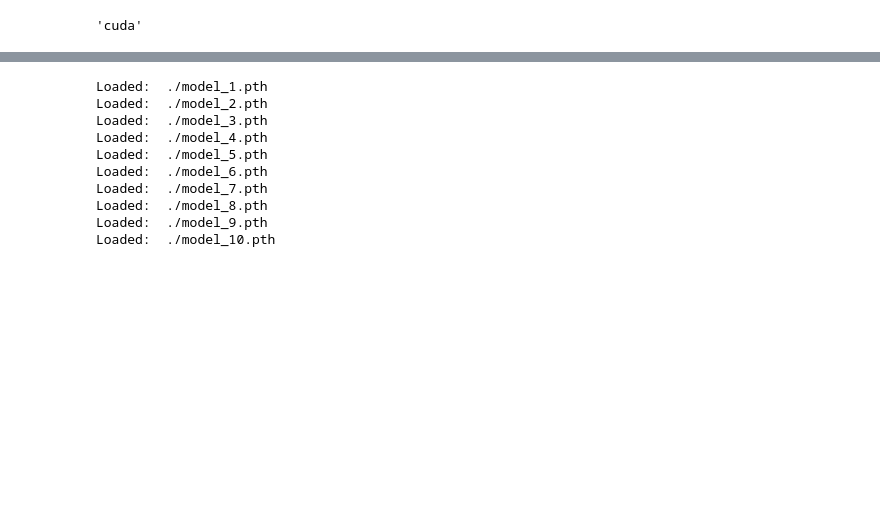
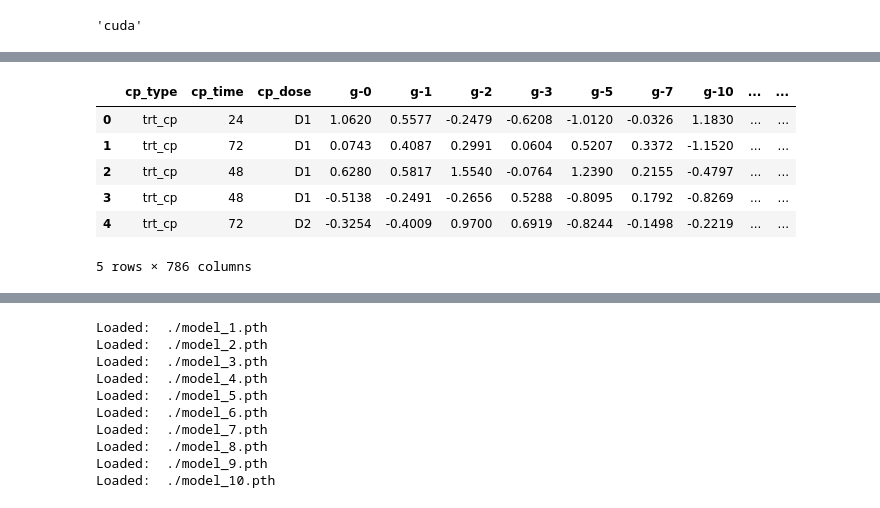
Before and after one commit to Mainakdeb/moa-classification, a Jupyter notebook: moa-classification.ipynb, the cells around one changed output, grey strips where cells are left out. Cells and saved outputs as stored; diff of their text form; code cells hidden in the pictures; blank space fills up the shorter version.

```diff
--- a/moa-classification.ipynb
+++ b/moa-classification.ipynb
@@ -64,3 +141,13 @@ train_features.cp_time.unique(), train_features.cp_type.unique(),  train_feature
+# %%
+train_features.head()
+# %% [output]
+|  | cp_type | cp_time | cp_dose | g-0 | g-1 | g-2 | g-3 | g-5 | g-7 | g-10 | ... | ... |
+| 0 | trt_cp | 24 | D1 | 1.0620 | 0.5577 | -0.2479 | -0.6208 | -1.0120 | -0.0326 | 1.1830 | ... | ... |
+| 1 | trt_cp | 72 | D1 | 0.0743 | 0.4087 | 0.2991 | 0.0604 | 0.5207 | 0.3372 | -1.1520 | ... | ... |
+| 2 | trt_cp | 48 | D1 | 0.6280 | 0.5817 | 1.5540 | -0.0764 | 1.2390 | 0.2155 | -0.4797 | ... | ... |
+| 3 | trt_cp | 48 | D1 | -0.5138 | -0.2491 | -0.2656 | 0.5288 | -0.8095 | 0.1792 | -0.8269 | ... | ... |
+| 4 | trt_cp | 72 | D2 | -0.3254 | -0.4009 | 0.9700 | 0.6919 | -0.8244 | -0.1498 | -0.2219 | ... | ... |
+5 rows × 786 columns
 # %%
 ignore_columns = ['sig_id', "cp_type"]
 
```
Also changed, not shown: parts of 11 cells of this notebook.
